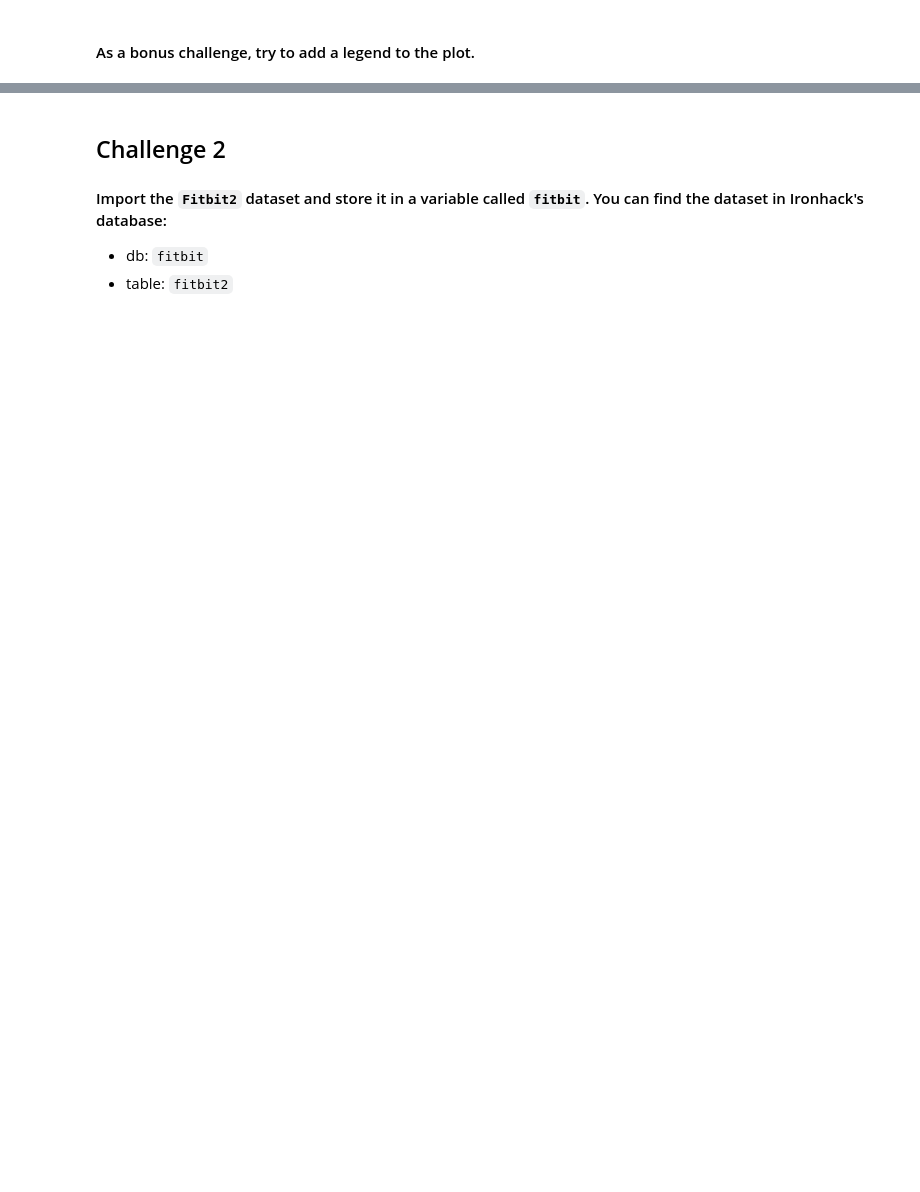
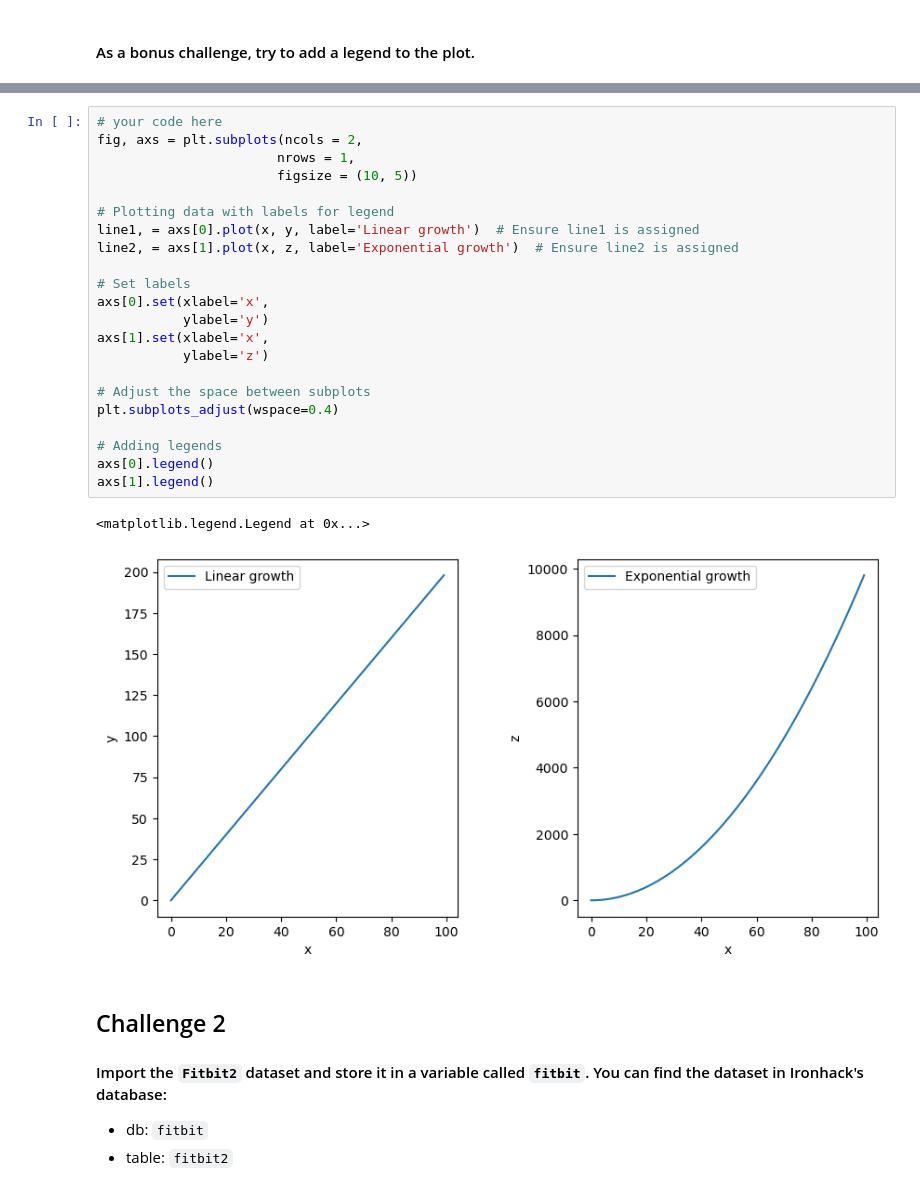
Before and after one commit to Kristinawk/dataptmad0924_labs, a Jupyter notebook: module-2/matplotlib-seaborn/your-code/main.ipynb, the cells around one changed output, grey strips where cells are left out. Saved outputs shown, nothing was run; the diff lists cells and outputs as text; blank space fills up the shorter version.

```diff
--- a/module-2/matplotlib-seaborn/your-code/main.ipynb
+++ b/module-2/matplotlib-seaborn/your-code/main.ipynb
@@ -133,3 +135,28 @@ axs[1].plot(y1, y2)
+# %%
+# your code here
+fig, axs = plt.subplots(ncols = 2,
+                       nrows = 1,
+                       figsize = (10, 5))
+
+# Plotting data with labels for legend
+line1, = axs[0].plot(x, y, label='Linear growth')  # Ensure line1 is assigned
+line2, = axs[1].plot(x, z, label='Exponential growth')  # Ensure line2 is assigned
+
+# Set labels
+axs[0].set(xlabel='x',
+           ylabel='y')
+axs[1].set(xlabel='x',
+           ylabel='z')
+
+# Adjust the space between subplots
+plt.subplots_adjust(wspace=0.4)
+
+# Adding legends
+axs[0].legend()
+axs[1].legend()
+# %% [output]
+<matplotlib.legend.Legend at 0x...>
+[figure, added]
 # %% [markdown]
 ## Challenge 2
 #### Import the `Fitbit2` dataset and store it in a variable called `fitbit`. You can find the dataset in Ironhack's database:
```
Also changed, not shown: parts of 8 cells of this notebook, 2 other files.
